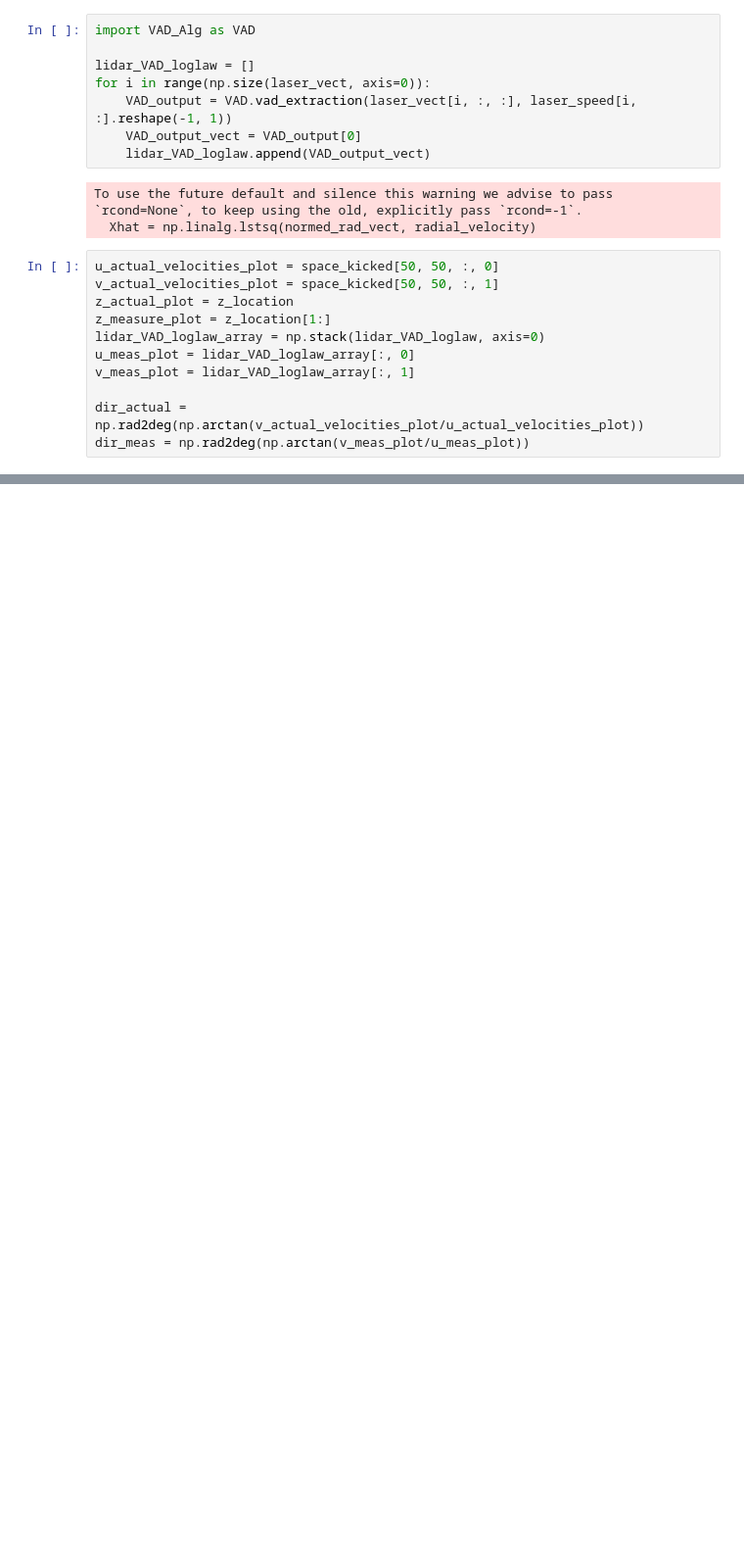
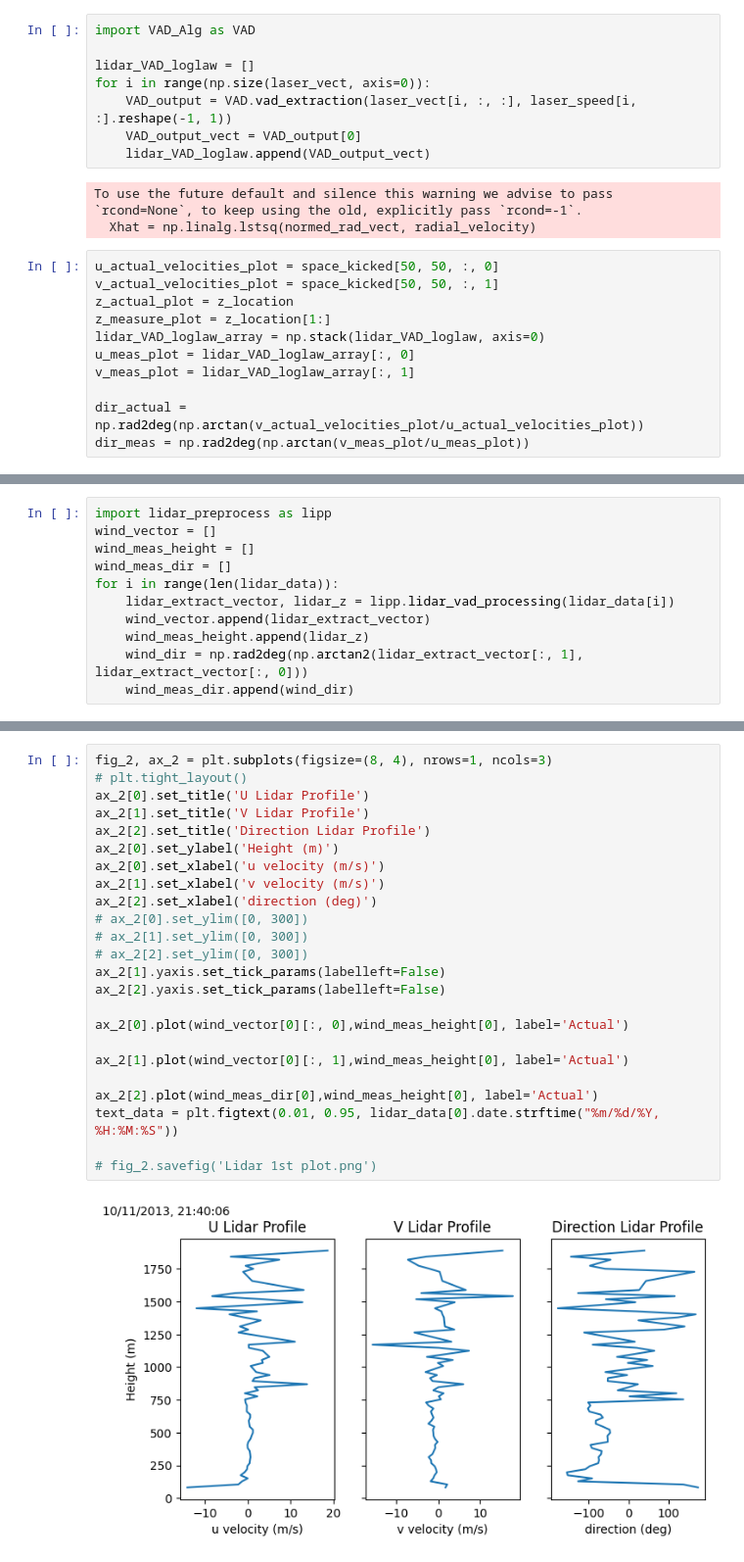
Before and after one commit to ttjohn13/Wind-Energy-Project, a Jupyter notebook: HW3 VAD model.ipynb, the cells around one changed output, grey strips where cells are left out. Shown at 98% size. Drawn from its saved outputs; the diff is of its cells as text; blank space fills up the shorter version.

Commit message:
Completed lidar VAD and all plots and animations.

```diff
--- a/HW3 VAD model.ipynb
+++ b/HW3 VAD model.ipynb
@@ -118,0 +119,11 @@ fig_1.savefig('Artificial Wind Profile.png')
+# %%
+import lidar_preprocess as lipp
+wind_vector = []
+wind_meas_height = []
+wind_meas_dir = []
+for i in range(len(lidar_data)):
+    lidar_extract_vector, lidar_z = lipp.lidar_vad_processing(lidar_data[i])
+    wind_vector.append(lidar_extract_vector)
+    wind_meas_height.append(lidar_z)
+    wind_dir = np.rad2deg(np.arctan2(lidar_extract_vector[:, 1], lidar_extract_vector[:, 0]))
+    wind_meas_dir.append(wind_dir)
@@ -118,0 +133,26 @@ fig_1.savefig('Artificial Wind Profile.png')
+# %%
+fig_2, ax_2 = plt.subplots(figsize=(8, 4), nrows=1, ncols=3)
+# plt.tight_layout()
+ax_2[0].set_title('U Lidar Profile')
+ax_2[1].set_title('V Lidar Profile')
+ax_2[2].set_title('Direction Lidar Profile')
+ax_2[0].set_ylabel('Height (m)')
+ax_2[0].set_xlabel('u velocity (m/s)')
+ax_2[1].set_xlabel('v velocity (m/s)')
+ax_2[2].set_xlabel('direction (deg)')
+# ax_2[0].set_ylim([0, 300])
+# ax_2[1].set_ylim([0, 300])
+# ax_2[2].set_ylim([0, 300])
+ax_2[1].yaxis.set_tick_params(labelleft=False)
+ax_2[2].yaxis.set_tick_params(labelleft=False)
+
+ax_2[0].plot(wind_vector[0][:, 0],wind_meas_height[0], label='Actual')
+
+ax_2[1].plot(wind_vector[0][:, 1],wind_meas_height[0], label='Actual')
+
+ax_2[2].plot(wind_meas_dir[0],wind_meas_height[0], label='Actual')
+text_data = plt.figtext(0.01, 0.95, lidar_data[0].date.strftime("%m/%d/%Y, %H:%M:%S"))
+
+# fig_2.savefig('Lidar 1st plot.png')
+# %% [output]
+[figure, added]
```
Also changed, not shown: parts of 4 cells of this notebook, 1 other file.
